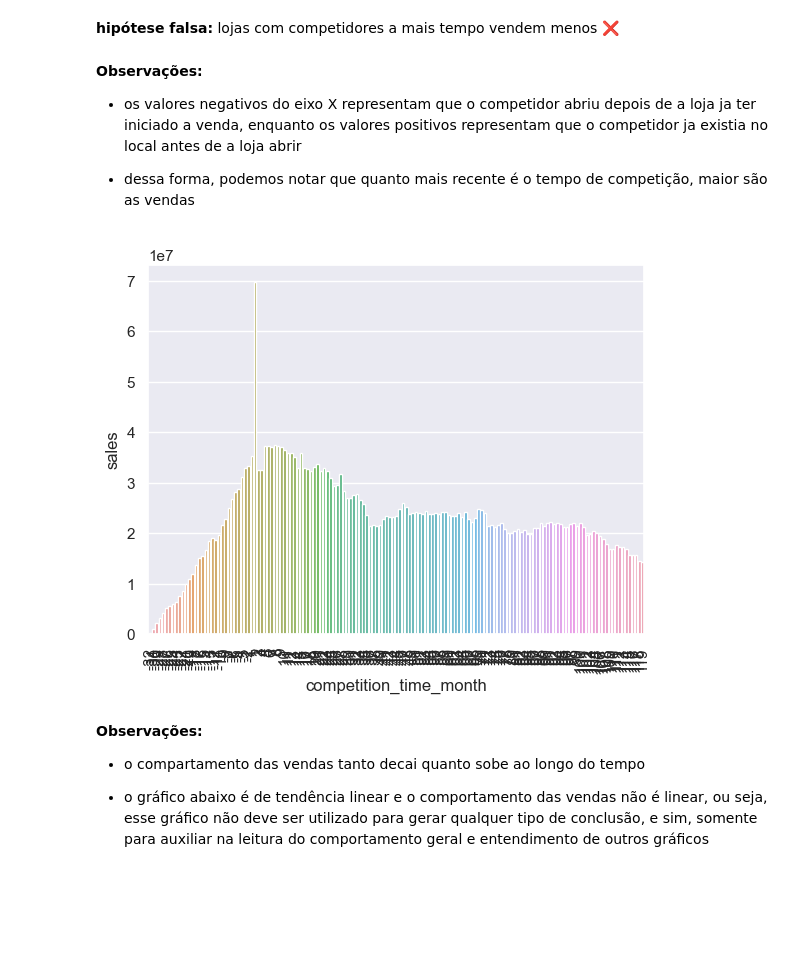
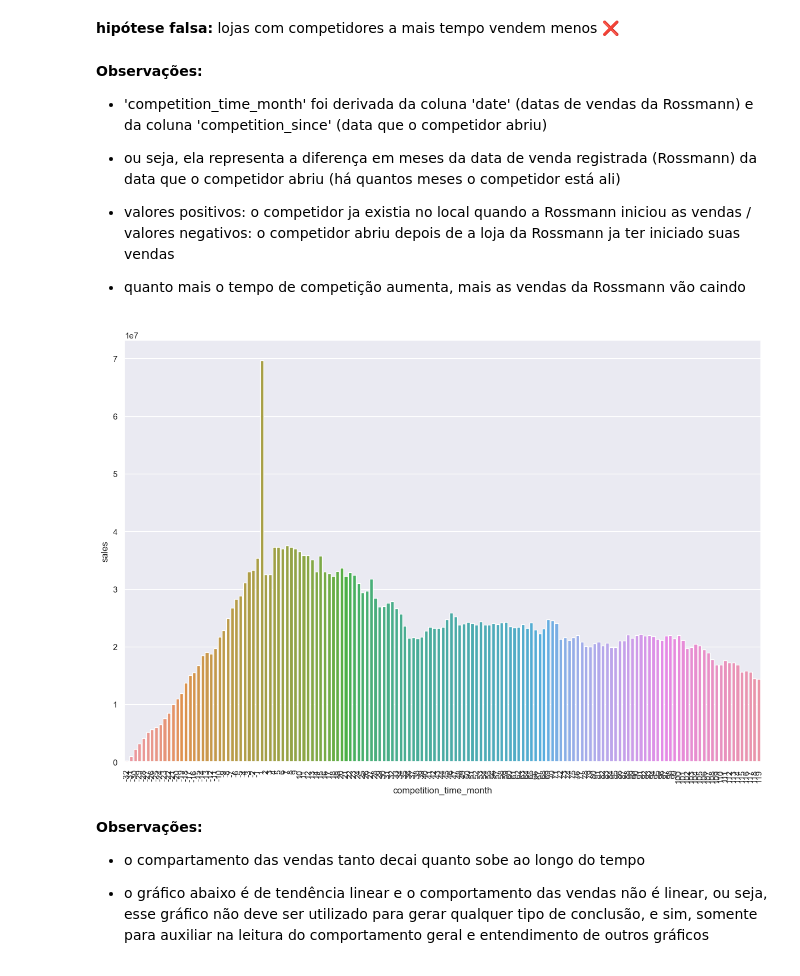
Before and after one commit to deborabmfreitas/projeto-rossmann-regressao, a Jupyter notebook: rossmann_regression.ipynb, the cells around one changed output. Drawn from its saved outputs; the diff is of its cells as text; code cells hidden in the pictures; blank space fills up the shorter version.

```diff
--- a/rossmann_regression.ipynb
+++ b/rossmann_regression.ipynb
@@ -810,27 +822,34 @@ sns.heatmap(aux1.corr(method='pearson'), annot=True)
 **hipótese falsa:** lojas com competidores a mais tempo vendem menos ❌
 # %% [markdown]
 **Observações:**
-- os valores negativos do eixo X representam que o competidor abriu depois de a loja ja ter iniciado a venda, enquanto os valores positivos representam que o competidor ja existia no local antes de a loja abrir
 
-- dessa forma, podemos notar que quanto mais recente é o tempo de competição, maior são as vendas
+- 'competition_time_month' foi derivada da coluna 'date' (datas de vendas da Rossmann) e da coluna 'competition_since' (data que o competidor abriu)
+
+- ou seja, ela representa a diferença em meses da data de venda registrada (Rossmann) da data que o competidor abriu (há quantos meses o competidor está ali)
+
+- valores positivos: o competidor ja existia no local quando a Rossmann iniciou as vendas /  valores negativos: o competidor abriu depois de a loja da Rossmann ja ter iniciado suas vendas
+
+- quanto mais o tempo de competição aumenta, mais as vendas da Rossmann vão caindo
 # %%
 # comparando as vendas conforme os competidores abriam e iniciavam a competição
+
+plt.figure(figsize=(15, 10))
 
 aux1 = df4[['competition_time_month', 'sales']].groupby(
     'competition_time_month').sum().reset_index()
 
 # 120 primeiros meses de competição e tempo de competição diferente de zero
 
 aux2 = aux1[(aux1['competition_time_month'] < 120) &
             (aux1['competition_time_month'] != 0)]
 
 # gráfico
 
 sns.barplot(x='competition_time_month', y='sales', data=aux2);
 
 plt.xticks(rotation=90);
 # %% [output]
-[figure, old version]
+[figure, new version]
 # %% [markdown]
 **Observações:**
 
```
Also changed, not shown: parts of 12 cells of this notebook.
